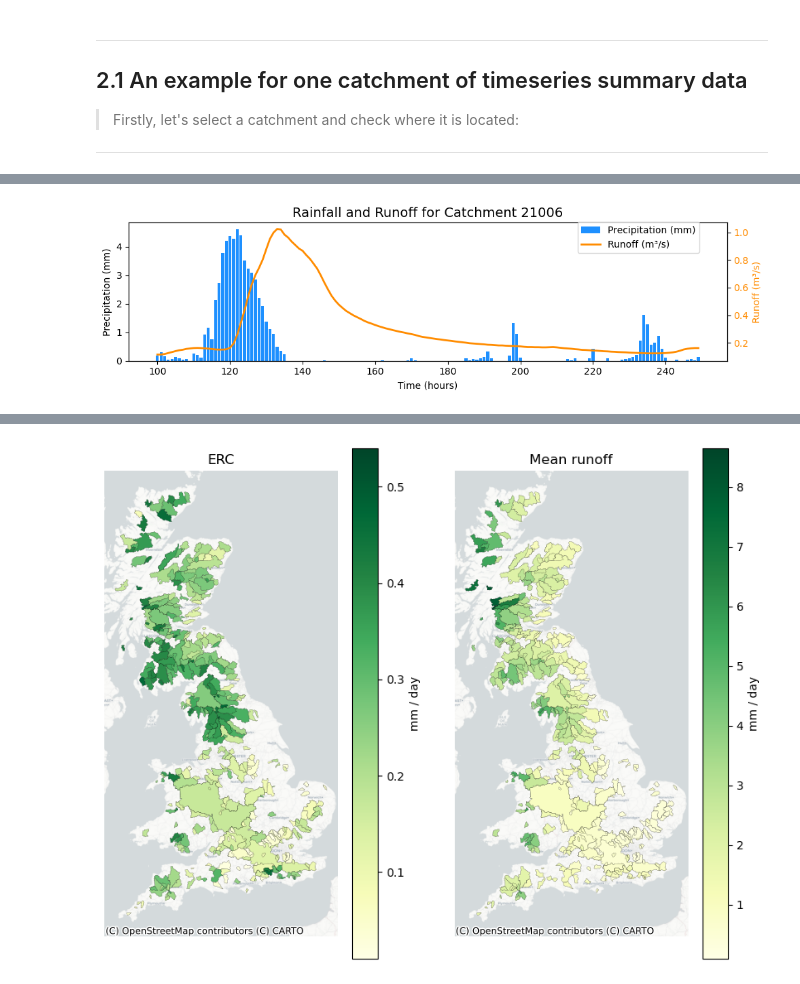
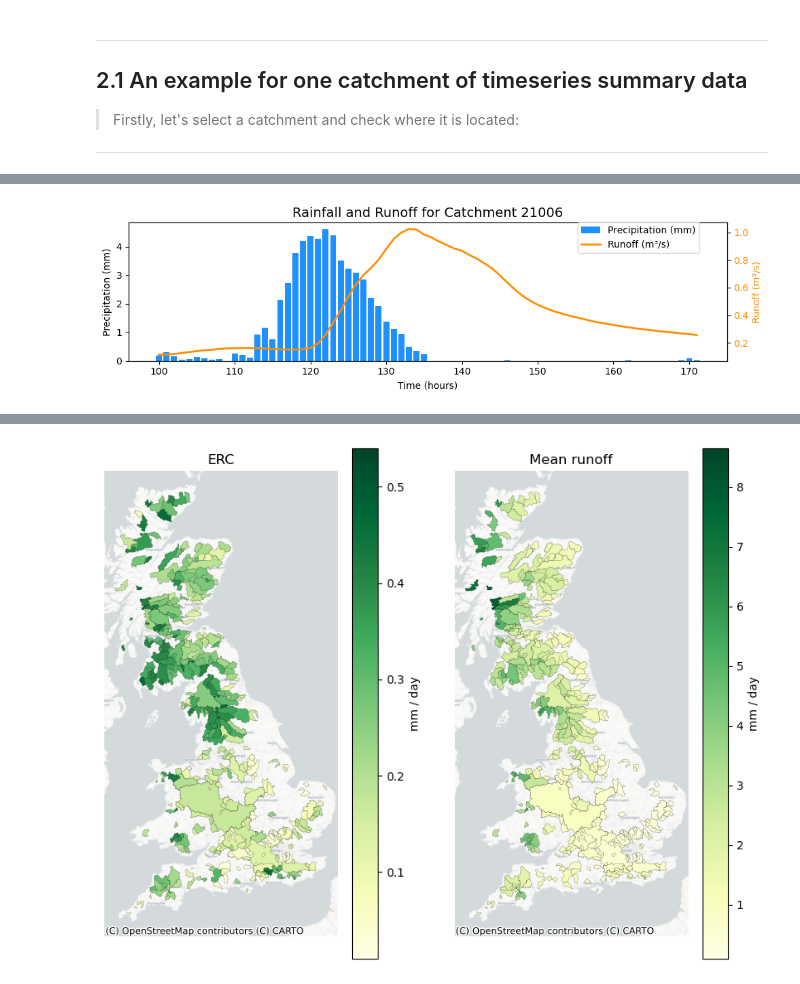
Before and after one commit to masher92/CamelsAnalysis, a Jupyter notebook: Newest.ipynb, the cells around one changed output, grey strips where cells are left out. Drawn from its saved outputs; the diff is of its cells as text; code cells hidden in the pictures.

```diff
--- a/Newest.ipynb
+++ b/Newest.ipynb
@@ -107,7 +156,7 @@ import contextily as ctx
 from matplotlib.colors import PowerNorm
 
 home_dir = "/scratch/hydro4/shared_data/uk_catchment_data/camels_gb_v2/"
-home_dir = "Data/"
+# home_dir = "Data/"
 # %% [markdown]
 <div style="background-color: #2196F3; color: white; padding: 15px 20px; border-radius: 5px; margin: 10px 0px;">
 <h1 style="color: white; margin: 0px;">🗺️ 1. EXPLORE</h1>
@@ -350,3 +417,6 @@ ax.axis('off');
 ts = pd.read_csv(home_dir + f'Catchment_Timeseries/Hydro-Meteorological/Hourly/CAMELS_GB_v2_hydromet_hourly_timeseries_{catchment_id}_19901001-20221001.csv')
 # check which variables are present
 ts.head()
+
+# Select one storm event from the timeseries
+ts_event = ts.iloc[100:172]  # first 2 days hourly
@@ -360,33 +429,25 @@ ts.head()
 # %%
-# Select one storm/event (or just the first week for simplicity)
-ts_event = ts.iloc[100:250]  # first 2 days hourly
-
-# Compute ERC for the event
-total_precip = ts_event['precipitation_cehgear'].sum()
-total_runoff = ts_event['discharge_spec'].sum()
-erc = total_runoff / total_precip
-
 fig, ax1 = plt.subplots(figsize=(10,3))
 
 # Plot precipitation as bars
 ax1.bar(ts_event.index, ts_event['precipitation_cehgear'], color='dodgerblue', label='Precipitation (mm)')
 ax1.set_ylabel('Precipitation (mm)', color='black')
 ax1.tick_params(axis='y', labelcolor='black')
 
 # Plot runoff as line
 ax2 = ax1.twinx()
 ax2.plot(ts_event.index, ts_event['discharge_spec'], color='darkorange', linewidth=2, label='Runoff (m³/s)')
 ax2.set_ylabel('Runoff (m³/s)', color='darkorange')
 ax2.tick_params(axis='y', labelcolor='darkorange')
 
 # Title and labels
 plt.title(f"Rainfall and Runoff for Catchment {catchment_id}", fontsize=14)
 ax1.set_xlabel("Time (hours)")
 
 # Optional: add legend
 fig.legend(loc='upper right', bbox_to_anchor=(0.9, 0.9))
 
 plt.tight_layout()
 plt.show()
 # %% [output]
-[figure, old version]
+[figure, new version]
```
Also changed, not shown: parts of 46 cells of this notebook.
